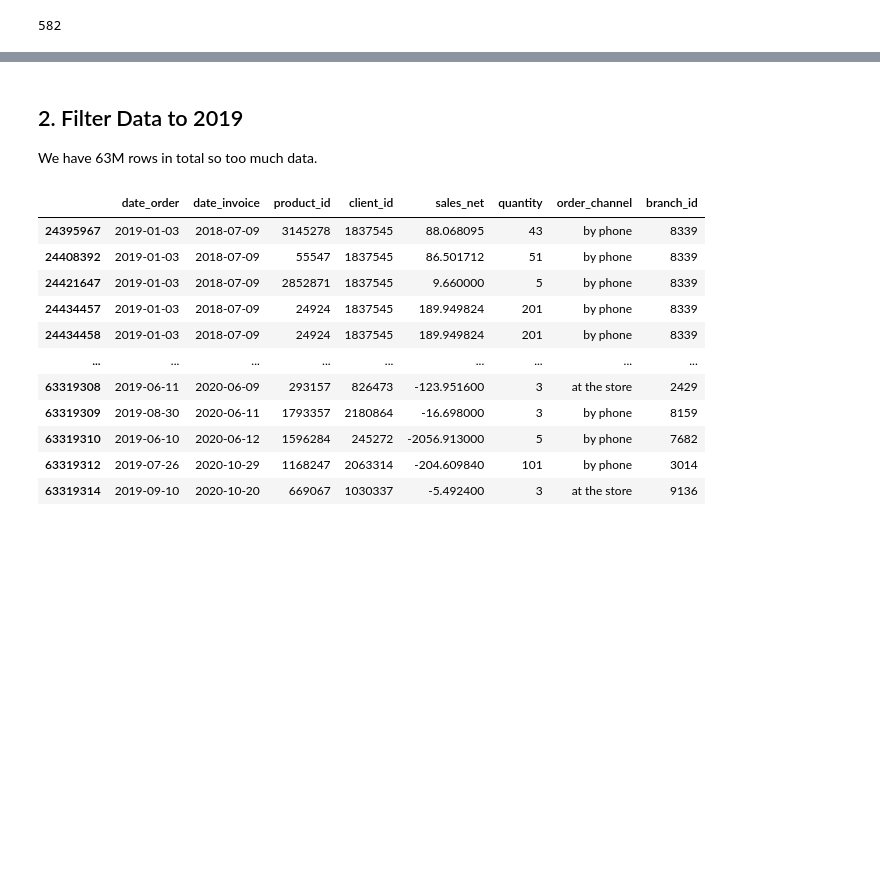
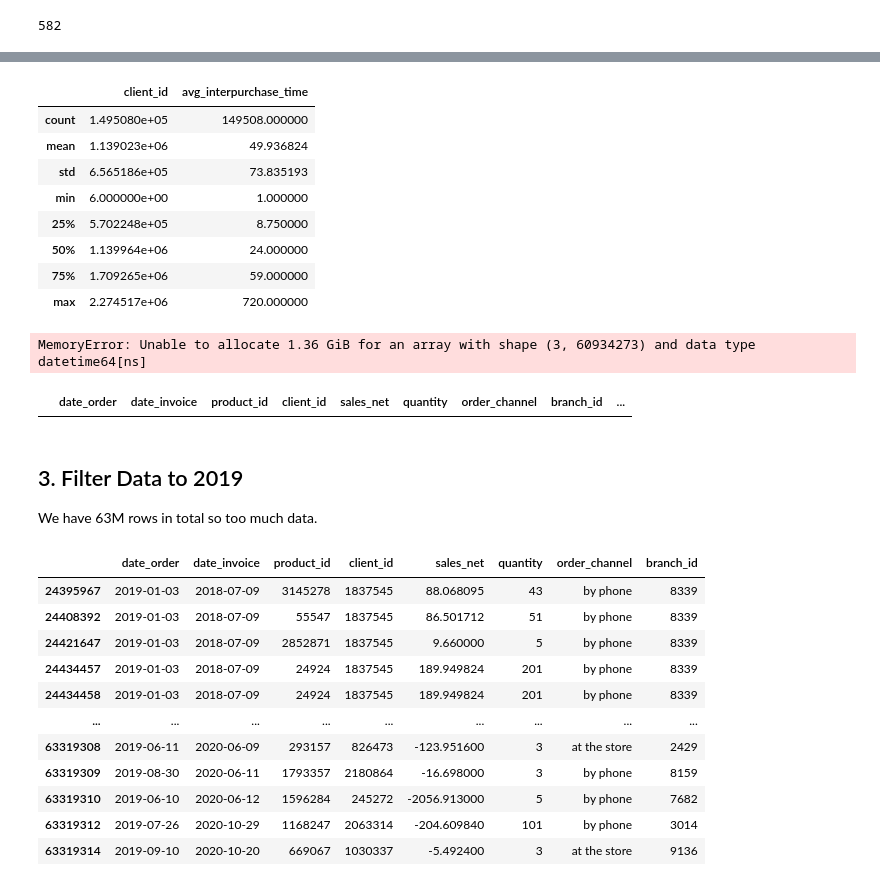
Before and after one commit to dorabijvoet/bcg_strat, a Jupyter notebook: notebooks/eda.ipynb, the cells around one changed output, grey strips where cells are left out. Saved outputs shown, nothing was run; the diff lists cells and outputs as text; code cells hidden in the pictures; blank space fills up the shorter version.

```diff
--- a/notebooks/eda.ipynb
+++ b/notebooks/eda.ipynb
@@ -97,0 +180,32 @@ df.describe()
+# %%
+# If we keep same day transactions (we will get less customers identified as churners)
+customer_avg_gap.describe()
+# %% [output]
+|  | client_id | avg_interpurchase_time |
+| count | 1.495080e+05 | 149508.000000 |
+| mean | 1.139023e+06 | 49.936824 |
+| std | 6.565186e+05 | 73.835193 |
+| min | 6.000000e+00 | 1.000000 |
+| 25% | 5.702248e+05 | 8.750000 |
+| 50% | 1.139964e+06 | 24.000000 |
+| 75% | 1.709265e+06 | 59.000000 |
+| max | 2.274517e+06 | 720.000000 |
+# %%
+# Merge last purchase date and interpurchase time into final_df
+final_df = df.merge(last_purchase_df, on="client_id", how="left")
+final_df = df.merge(customer_avg_gap, on="client_id", how="left")
+
+# Get latest transaction date in the dataset (present date)
+present_date = final_df["date_order"].max()
+
+# Compute days since last purchase
+final_df["days_since_last_purchase"] = (
+    present_date - final_df["last_purchase_date"]
+).dt.days
+
+# Define churn: If last purchase was more than 2X usual time gap, they are churned
+final_df["churned"] = (
+    final_df["days_since_last_purchase"] > 2 * final_df["avg_interpurchase_time"]
+).astype(int)
+# %% [output]
+MemoryError: Unable to allocate 1.36 GiB for an array with shape (3, 60934273) and data type datetime64[ns]
@@ -98,5 +220,9 @@ df.describe()
+# %%
+final_df[final_df["days_since_last_purchase"].isna()]
+# %% [output]
+|  | date_order | date_invoice | product_id | client_id | sales_net | quantity | order_channel | branch_id | ... |
 # %% [markdown]
-## 2. Filter Data to 2019
+## 3. Filter Data to 2019
 
 We have 63M rows in total so too much data.
 # %%
```
Also changed, not shown: parts of 14 cells of this notebook, 1 other file.
